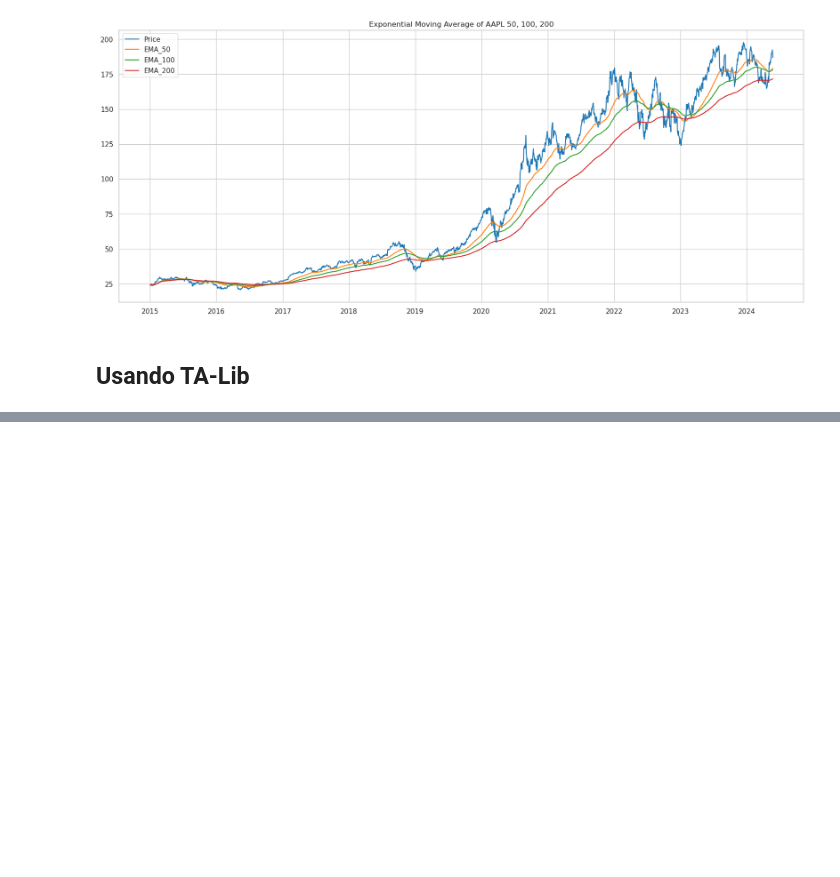
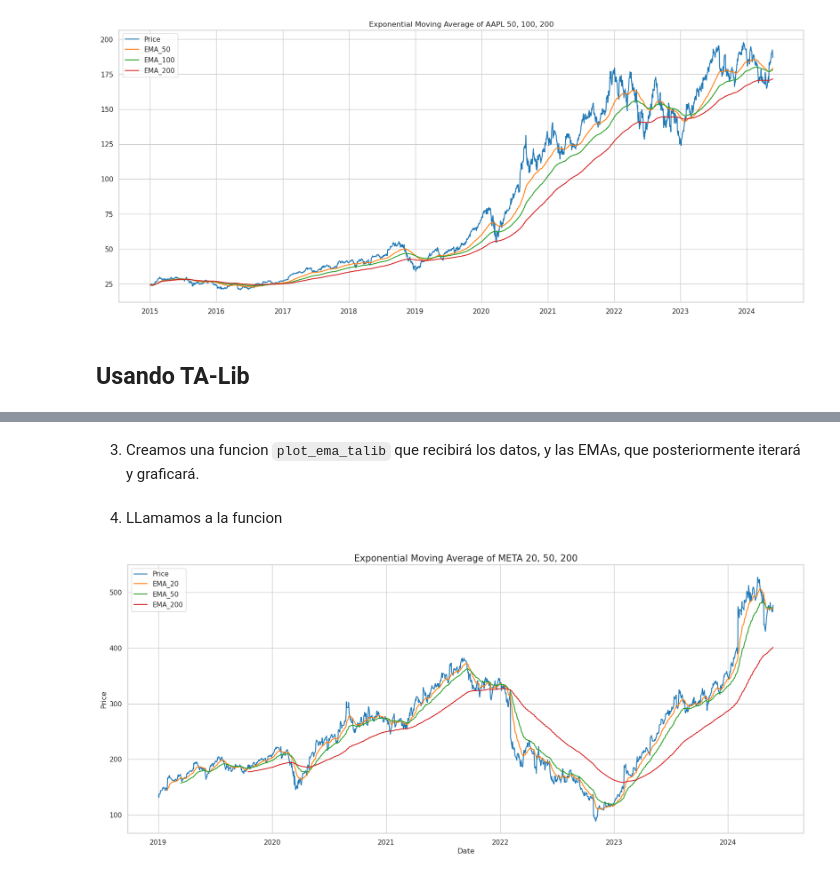
Before and after one commit to antonio-xrp/Data-science-for-finance-ES-EN, a Jupyter notebook: notebooks/analisis-tecnico/0.1-ema-sma.ipynb, the cells around one changed output, grey strips where cells are left out. Drawn from its saved outputs; the diff is of its cells as text; code cells hidden in the pictures; blank space fills up the shorter version.

Commit message:
EMA using Talib

```diff
--- a/notebooks/analisis-tecnico/0.1-ema-sma.ipynb
+++ b/notebooks/analisis-tecnico/0.1-ema-sma.ipynb
@@ -201,0 +216,4 @@ plot_data_EMA(exponencial)
+# %%
+ticket = 'META'
+df = yf.download(ticket, start='2019-01-01')
+df.head()
@@ -201,0 +233,3 @@ plot_data_EMA(exponencial)
+# %%
+df['EMA_10'] = talib.EMA(df['Adj Close'], timeperiod=10)
+df.head()
@@ -201,0 +244,21 @@ plot_data_EMA(exponencial)
+# %% [markdown]
+3. Creamos una funcion `plot_ema_talib` que recibirá los datos, y las EMAs, que posteriormente iterará y graficará.
+# %%
+def plot_ema_talib(df,*windows):
+
+    plt.plot(df['Adj Close'], label='Price')
+
+    for window in windows:
+        df[f'EMA_{window}'] = talib.EMA(df['Adj Close'],timeperiod=window)
+        plt.plot(df[f'EMA_{window}' ], label=f'EMA_{window}')
+
+    plt.title(f'Exponential Moving Average of {ticket} {", ".join([str(window) for window in windows])}', fontsize=15)
+    plt.xlabel('Date')
+    plt.ylabel('Price')
+    plt.legend()
+# %% [markdown]
+4. LLamamos a la funcion
+# %%
+plot_ema_talib(df,20,50,200,)
+# %% [output]
+[figure, added]
```
Also changed, not shown: parts of 13 cells of this notebook.
